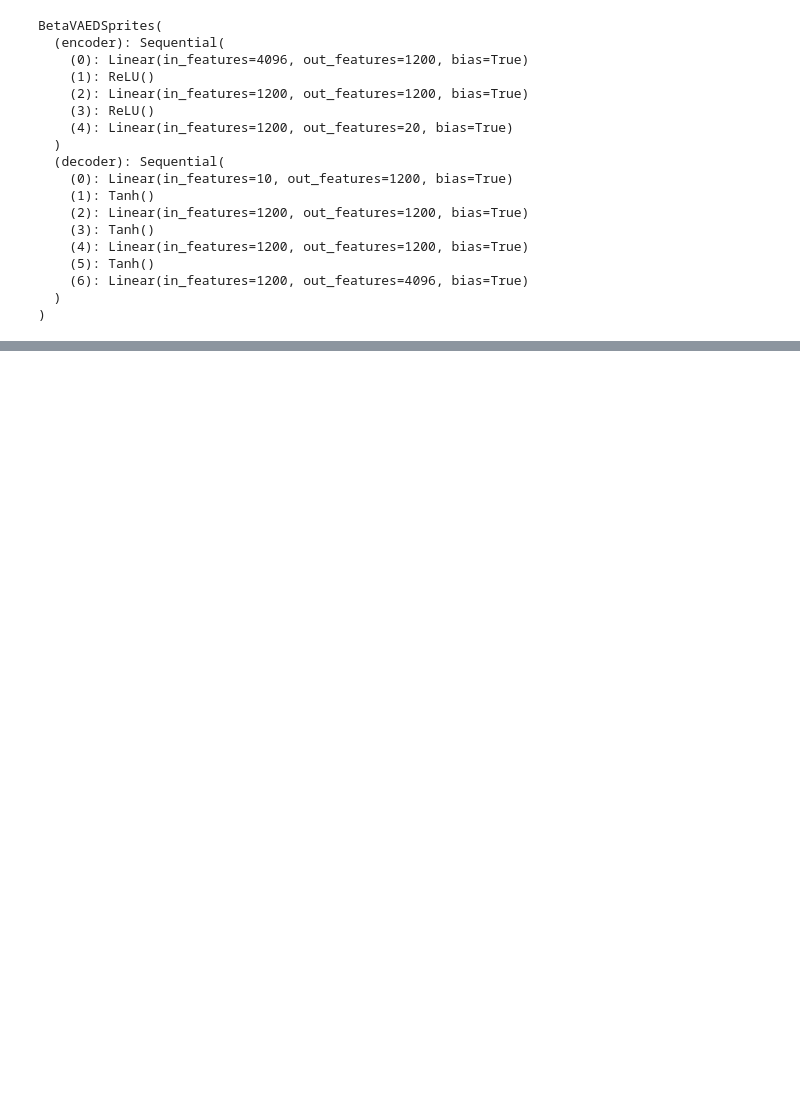
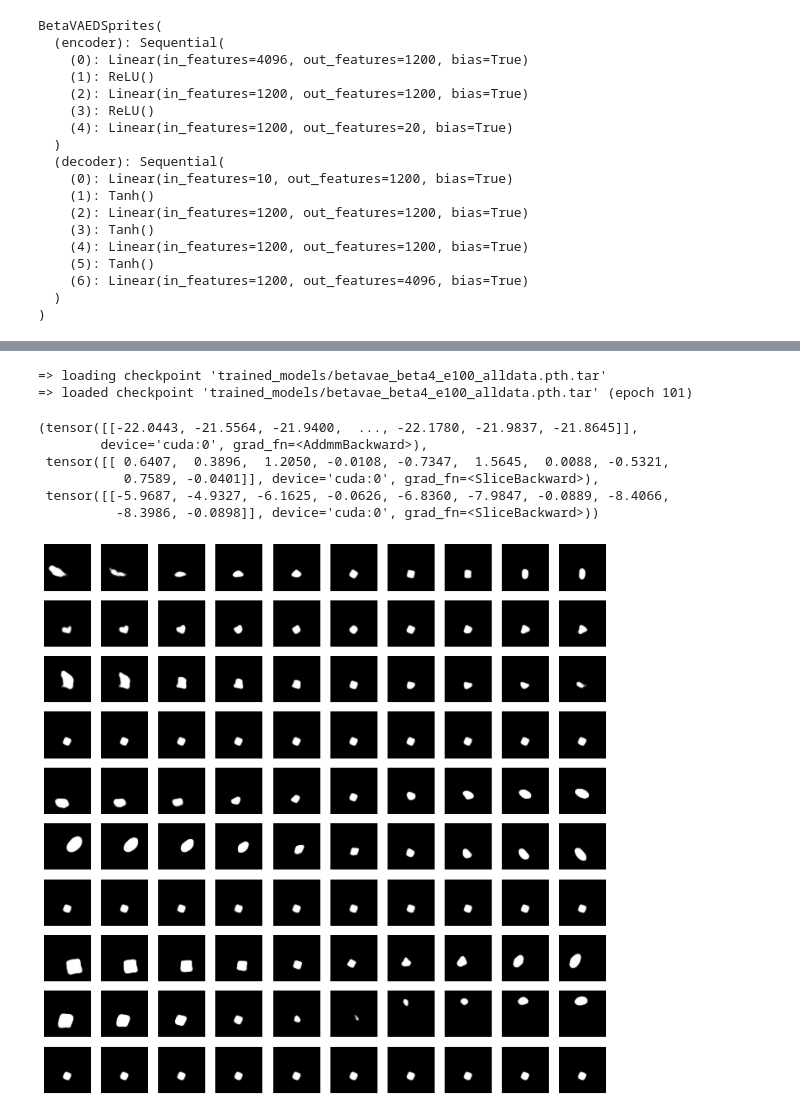
Before and after one commit to hzzhyj/atml, a Jupyter notebook: experiments/BetaVAE.ipynb, the cells around one changed output, grey strips where cells are left out. Saved outputs shown, nothing was run; the diff lists cells and outputs as text; code cells hidden in the pictures; blank space fills up the shorter version.

```diff
--- a/experiments/BetaVAE.ipynb
+++ b/experiments/BetaVAE.ipynb
@@ -224,0 +163,27 @@ for i in range(10):
+# %%
+losslogger = []
+# %%
+import os
+def load_checkpoint(model, optimizer, losslogger, filename='checkpoint.pth.tar'):
+    # Note: Input model & optimizer should be pre-defined.  This routine only updates their states.
+    start_epoch = 0
+    if os.path.isfile(filename):
+        print("=> loading checkpoint '{}'".format(filename))
+        checkpoint = torch.load(filename)
+        start_epoch = checkpoint['epoch']
+        model.load_state_dict(checkpoint['state_dict'])
+        optimizer.load_state_dict(checkpoint['optimizer'])
+        losslogger = checkpoint['losslogger']
+        print("=> loaded checkpoint '{}' (epoch {})"
+                  .format(filename, checkpoint['epoch']))
+    else:
+        print("=> no checkpoint found at '{}'".format(filename))
+
+    return model, optimizer, start_epoch, losslogger
+# %%
+model, optimizer, start_epoch, losslogger = load_checkpoint(
+    model, optimizer, losslogger,
+    'trained_models/betavae_beta4_e100_alldata.pth.tar')
+# %% [output]
+=> loading checkpoint 'trained_models/betavae_beta4_e100_alldata.pth.tar'
+=> loaded checkpoint 'trained_models/betavae_beta4_e100_alldata.pth.tar' (epoch 101)
@@ -224,0 +192,23 @@ for i in range(10):
+# %%
+model(dataset[0].float().to(device))
+# %% [output]
+(tensor([[-22.0443, -21.5564, -21.9400,  ..., -22.1780, -21.9837, -21.8645]],
+        device='cuda:0', grad_fn=<AddmmBackward>),
+ tensor([[ 0.6407,  0.3896,  1.2050, -0.0108, -0.7347,  1.5645,  0.0088, -0.5321,
+           0.7589, -0.0401]], device='cuda:0', grad_fn=<SliceBackward>),
+ tensor([[-5.9687, -4.9327, -6.1625, -0.0626, -6.8360, -7.9847, -0.0889, -8.4066,
+          -8.3986, -0.0898]], device='cuda:0', grad_fn=<SliceBackward>))
+# %%
+index = np.random.randint(0, len(dataset))
+original = dataset[index].float().to(device)
+# %%
+fig = plt.figure(figsize=[12, 12])
+for i in range(10):
+    imgs = latent_transversal(model, original, -3, 3, 10, i)
+    for j, img in enumerate(imgs):
+        plt.subplot(10, 10, i * 10 + j + 1)
+        plt.axis('off')
+        plt.imshow(torch.sigmoid(img.detach()).view(64,64), cmap='Greys_r')
+plt.show()
+# %% [output]
+[figure, added]
```
Also changed, not shown: parts of 25 cells of this notebook, 6 other files.
